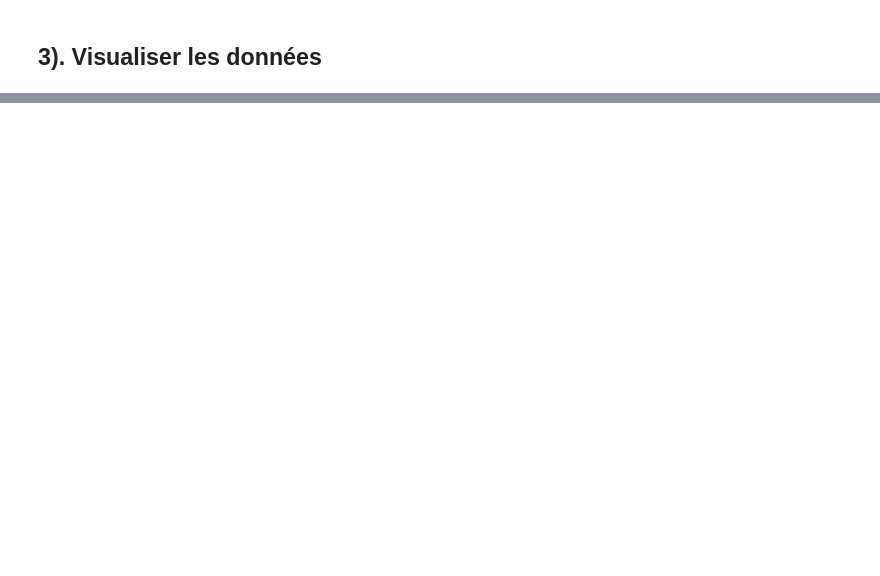
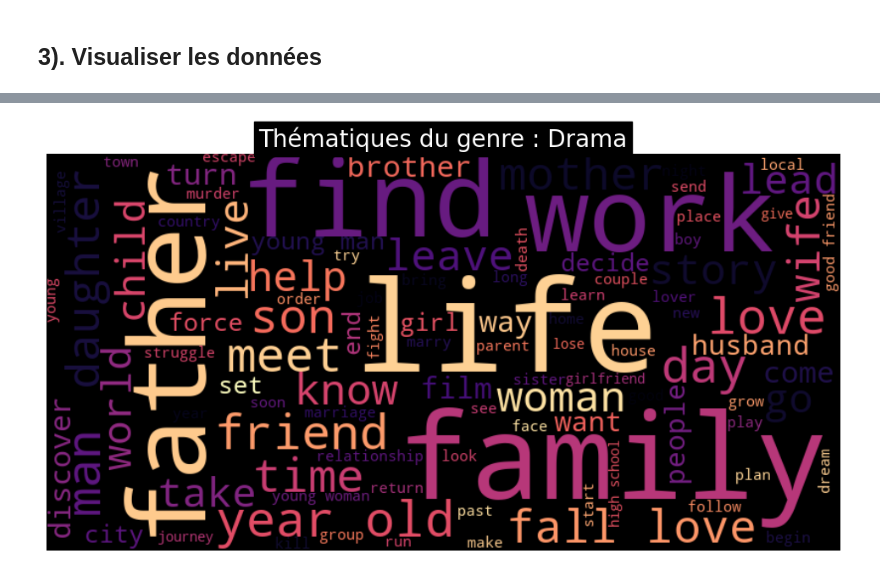
Before and after one commit to enzo-joly/projet_python_films, a Jupyter notebook: Data processing/overview_nlp_analysis.ipynb, the cells around one changed output, grey strips where cells are left out. Drawn from its saved outputs; the diff is of its cells as text; code cells hidden in the pictures; blank space fills up the shorter version.

```diff
--- a/Data processing/overview_nlp_analysis.ipynb
+++ b/Data processing/overview_nlp_analysis.ipynb
@@ -86,0 +185,4 @@ def preprocess_text(text):
+# %%
+show_genre_cloud(df_overviews, "Drama")
+# %% [output]
+[figure, added]
```
Also changed, not shown: parts of 26 cells of this notebook.
